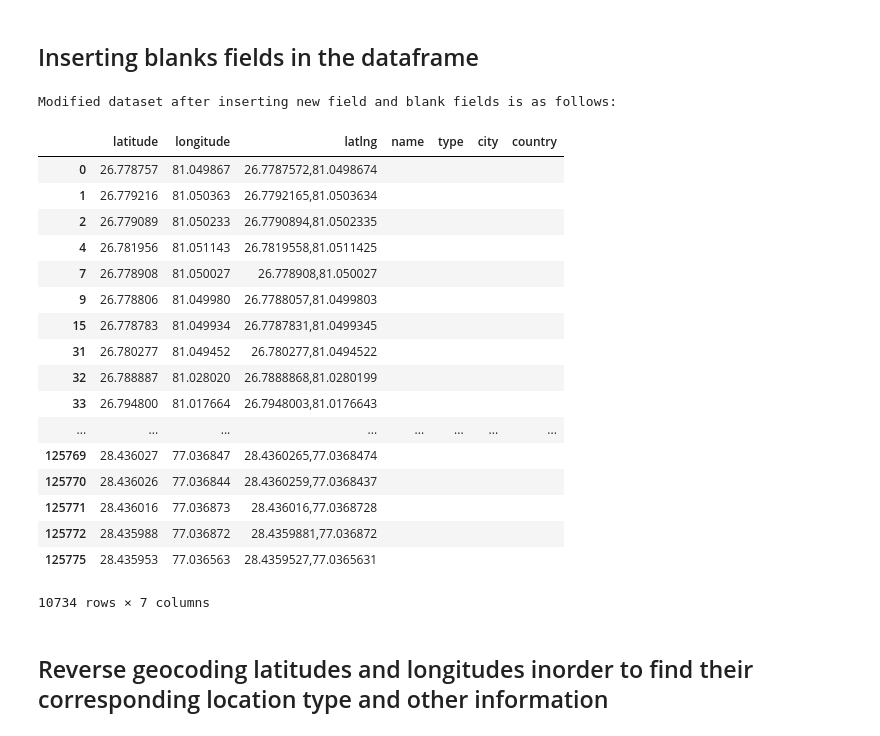
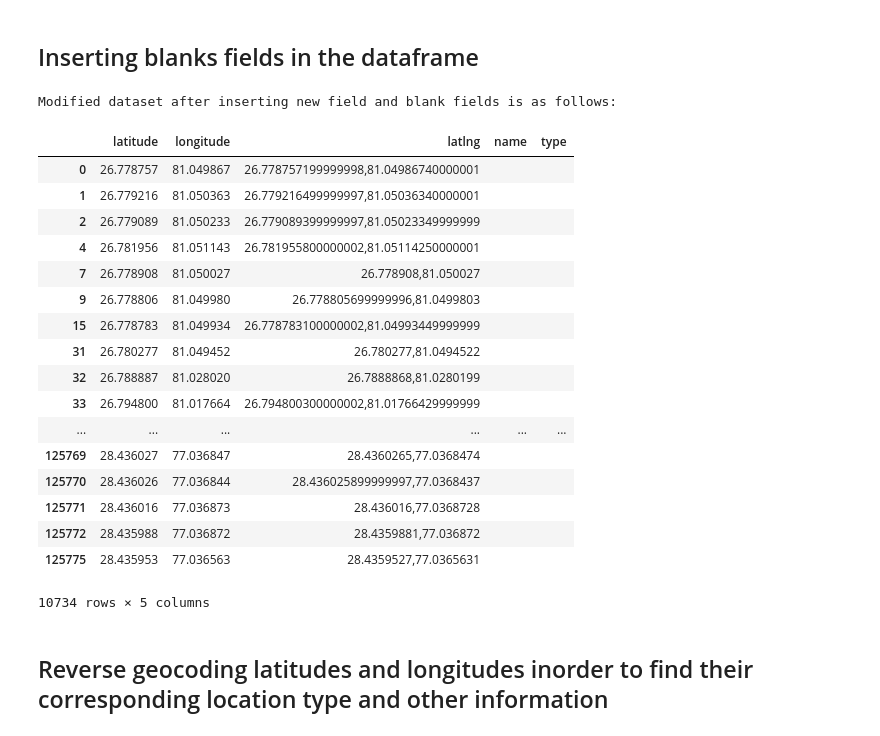
Before and after one commit to guptashivam27/Explorify, a Jupyter notebook: Explorify - A Location Recommender.ipynb, the cells around one changed output. Saved outputs shown, nothing was run; the diff lists cells and outputs as text; code cells hidden in the pictures.

```diff
--- a/Explorify - A Location Recommender.ipynb
+++ b/Explorify - A Location Recommender.ipynb
@@ -154,32 +165,30 @@ plt.show()
 # %%
 df['latlng'] = df.latitude.astype(str).str.cat(df.longitude.astype(str), sep=',')
 df['name'] = ''
 df['type'] = ''
-df['city'] = ''
-df['country'] = ''
 
 print("Modified dataset after inserting new field and blank fields is as follows:")
 df
 # %% [output]
 Modified dataset after inserting new field and blank fields is as follows:
-|  | latitude | longitude | latlng | name | type | city | country |
-| 0 | 26.778757 | 81.049867 | 26.7787572,81.0498674 |  |  |  |  |
-| 1 | 26.779216 | 81.050363 | 26.7792165,81.0503634 |  |  |  |  |
-| 2 | 26.779089 | 81.050233 | 26.7790894,81.0502335 |  |  |  |  |
-| 4 | 26.781956 | 81.051143 | 26.7819558,81.0511425 |  |  |  |  |
-| 7 | 26.778908 | 81.050027 | 26.778908,81.050027 |  |  |  |  |
-| 9 | 26.778806 | 81.049980 | 26.7788057,81.0499803 |  |  |  |  |
-| 15 | 26.778783 | 81.049934 | 26.7787831,81.0499345 |  |  |  |  |
-| 31 | 26.780277 | 81.049452 | 26.780277,81.0494522 |  |  |  |  |
-| 32 | 26.788887 | 81.028020 | 26.7888868,81.0280199 |  |  |  |  |
-| 33 | 26.794800 | 81.017664 | 26.7948003,81.0176643 |  |  |  |  |
-| ... | ... | ... | ... | ... | ... | ... | ... |
-| 125769 | 28.436027 | 77.036847 | 28.4360265,77.0368474 |  |  |  |  |
-| 125770 | 28.436026 | 77.036844 | 28.4360259,77.0368437 |  |  |  |  |
-| 125771 | 28.436016 | 77.036873 | 28.436016,77.0368728 |  |  |  |  |
-| 125772 | 28.435988 | 77.036872 | 28.4359881,77.036872 |  |  |  |  |
-| 125775 | 28.435953 | 77.036563 | 28.4359527,77.0365631 |  |  |  |  |
+|  | latitude | longitude | latlng | name | type |
+| 0 | 26.778757 | 81.049867 | 26.778757199999998,81.04986740000001 |  |  |
+| 1 | 26.779216 | 81.050363 | 26.779216499999997,81.05036340000001 |  |  |
+| 2 | 26.779089 | 81.050233 | 26.779089399999997,81.05023349999999 |  |  |
+| 4 | 26.781956 | 81.051143 | 26.781955800000002,81.05114250000001 |  |  |
+| 7 | 26.778908 | 81.050027 | 26.778908,81.050027 |  |  |
+| 9 | 26.778806 | 81.049980 | 26.778805699999996,81.0499803 |  |  |
+| 15 | 26.778783 | 81.049934 | 26.778783100000002,81.04993449999999 |  |  |
+| 31 | 26.780277 | 81.049452 | 26.780277,81.0494522 |  |  |
+| 32 | 26.788887 | 81.028020 | 26.7888868,81.0280199 |  |  |
+| 33 | 26.794800 | 81.017664 | 26.794800300000002,81.01766429999999 |  |  |
+| ... | ... | ... | ... | ... | ... |
+| 125769 | 28.436027 | 77.036847 | 28.4360265,77.0368474 |  |  |
+| 125770 | 28.436026 | 77.036844 | 28.436025899999997,77.0368437 |  |  |
+| 125771 | 28.436016 | 77.036873 | 28.436016,77.0368728 |  |  |
+| 125772 | 28.435988 | 77.036872 | 28.4359881,77.036872 |  |  |
+| 125775 | 28.435953 | 77.036563 | 28.4359527,77.0365631 |  |  |
-10734 rows × 7 columns
+10734 rows × 5 columns
 # %% [markdown]
 ## Reverse geocoding latitudes and longitudes inorder to find their corresponding location type and other information
 # %%
```
Also changed, not shown: parts of 11 cells of this notebook.
